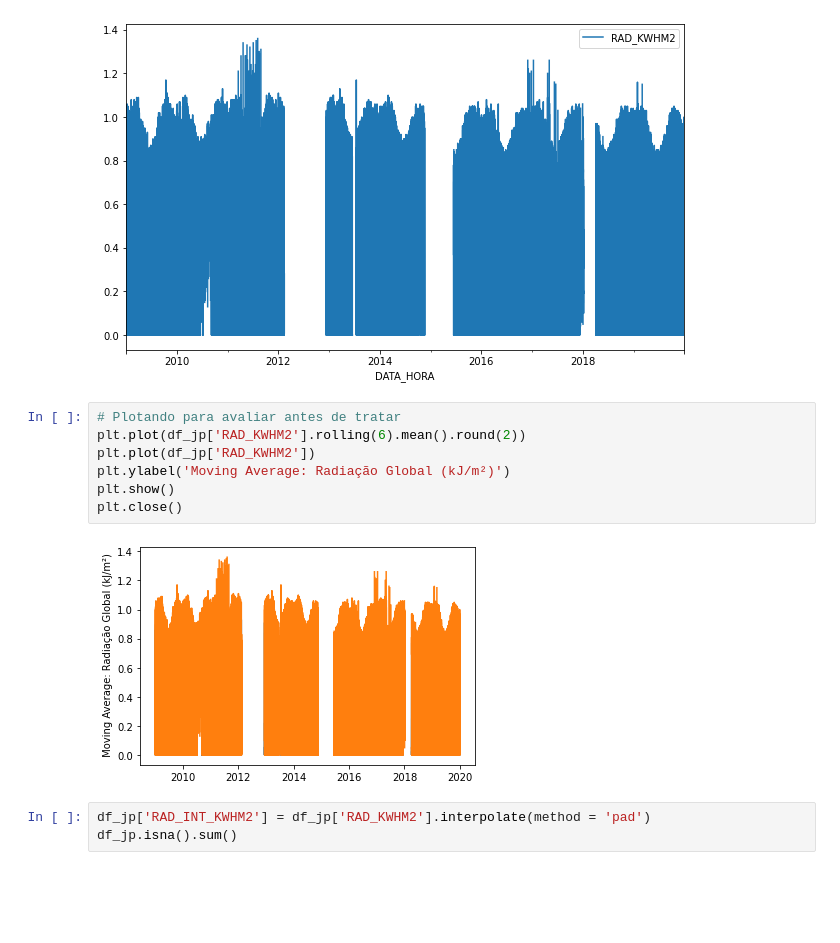
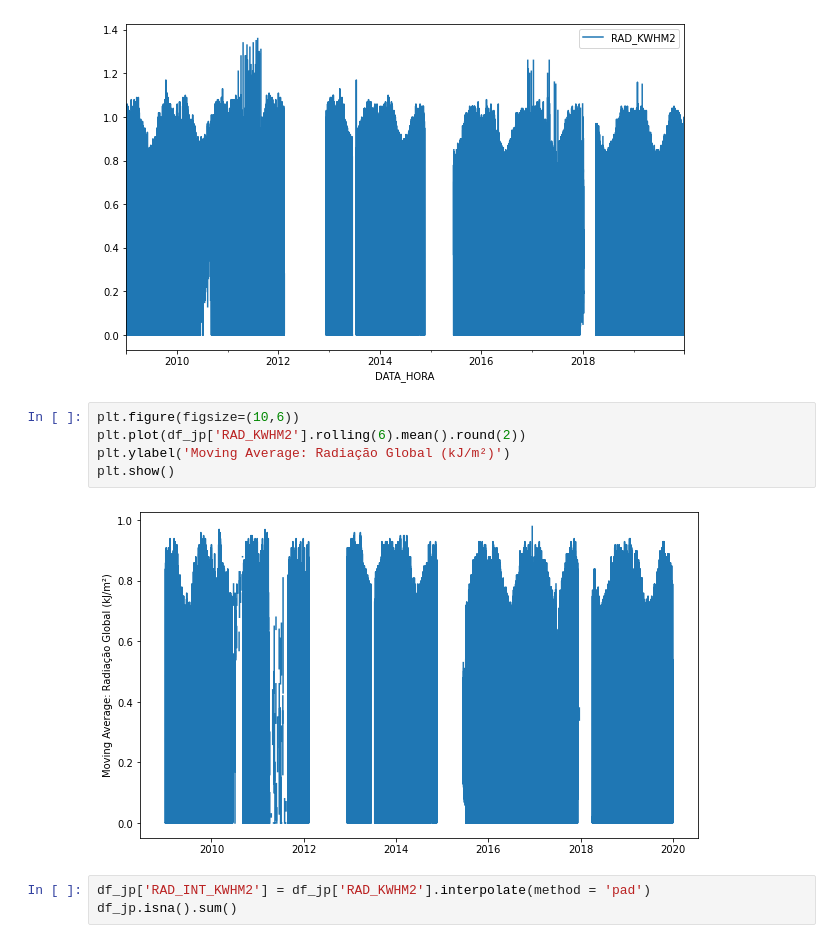
Before and after one commit to joceliovieira/treinamento_data_viz, a Jupyter notebook: Treinamento_Matplotlib.ipynb, the cells around one changed output. Cells and saved outputs as stored; diff of their text form; blank space fills up the shorter version.

```diff
--- a/Treinamento_Matplotlib.ipynb
+++ b/Treinamento_Matplotlib.ipynb
@@ -814,14 +809,12 @@ plt.show()
 # %% [output]
 [figure]
 # %%
-# Plotando para avaliar antes de tratar
+plt.figure(figsize=(10,6))
 plt.plot(df_jp['RAD_KWHM2'].rolling(6).mean().round(2))
-plt.plot(df_jp['RAD_KWHM2'])
 plt.ylabel('Moving Average: Radiação Global (kJ/m²)')
 plt.show()
-plt.close()
 # %% [output]
-[figure, old version]
+[figure, new version]
 # %%
 df_jp['RAD_INT_KWHM2'] = df_jp['RAD_KWHM2'].interpolate(method = 'pad')
 df_jp.isna().sum()
```
Also changed, not shown: parts of 20 cells of this notebook.
